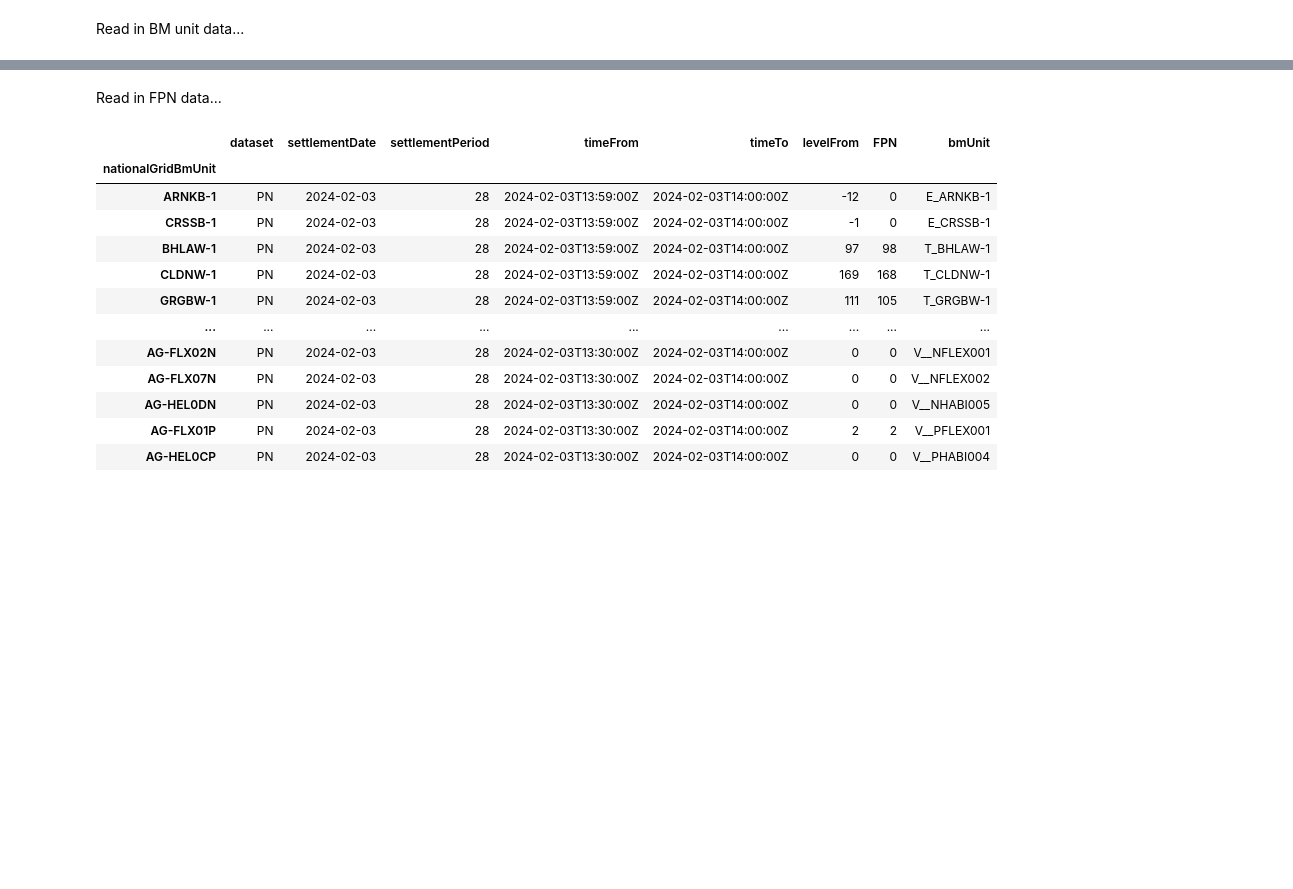
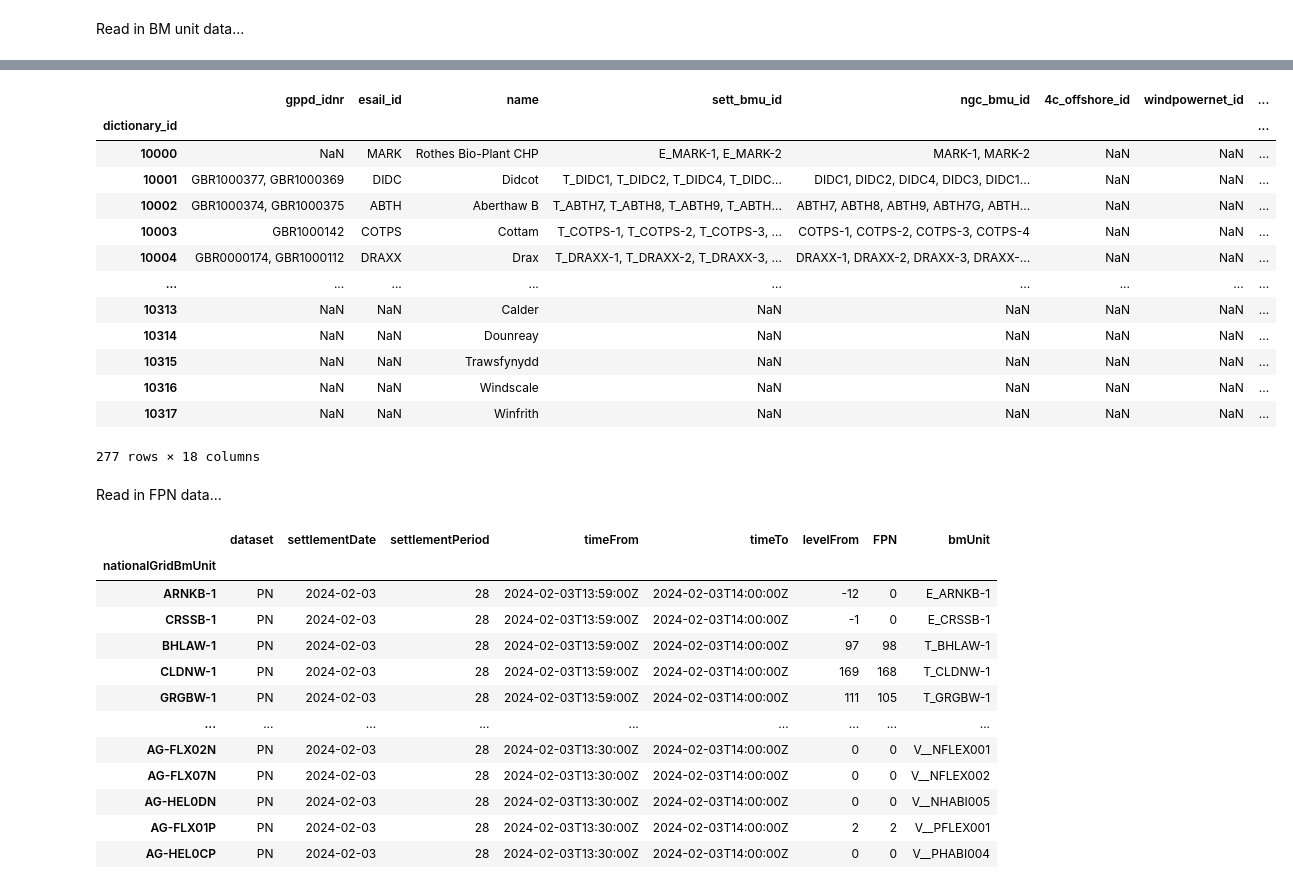
Before and after one commit to LukasFrankenQ/LMP, a Jupyter notebook: notebooks/LMP.ipynb, the cells around one changed output, grey strips where cells are left out. Saved outputs shown, nothing was run; the diff lists cells and outputs as text; code cells hidden in the pictures; blank space fills up the shorter version.

Commit message:
added manual and power plant dict data

```diff
--- a/notebooks/LMP.ipynb
+++ b/notebooks/LMP.ipynb
@@ -45,3 +45,20 @@ df
+# %%
+df.to_csv("")
+# %% [output]
+|  | gppd_idnr | esail_id | name | sett_bmu_id | ngc_bmu_id | 4c_offshore_id | windpowernet_id | ... |
+| dictionary_id |  |  |  |  |  |  |  | ... |
+| 10000 | NaN | MARK | Rothes Bio-Plant CHP | E_MARK-1, E_MARK-2 | MARK-1, MARK-2 | NaN | NaN | ... |
+| 10001 | GBR1000377, GBR1000369 | DIDC | Didcot | T_DIDC1, T_DIDC2, T_DIDC4, T_DIDC... | DIDC1, DIDC2, DIDC4, DIDC3, DIDC1... | NaN | NaN | ... |
+| 10002 | GBR1000374, GBR1000375 | ABTH | Aberthaw B | T_ABTH7, T_ABTH8, T_ABTH9, T_ABTH... | ABTH7, ABTH8, ABTH9, ABTH7G, ABTH... | NaN | NaN | ... |
+| 10003 | GBR1000142 | COTPS | Cottam | T_COTPS-1, T_COTPS-2, T_COTPS-3, ... | COTPS-1, COTPS-2, COTPS-3, COTPS-4 | NaN | NaN | ... |
+| 10004 | GBR0000174, GBR1000112 | DRAXX | Drax | T_DRAXX-1, T_DRAXX-2, T_DRAXX-3, ... | DRAXX-1, DRAXX-2, DRAXX-3, DRAXX-... | NaN | NaN | ... |
+| ... | ... | ... | ... | ... | ... | ... | ... | ... |
+| 10313 | NaN | NaN | Calder | NaN | NaN | NaN | NaN | ... |
+| 10314 | NaN | NaN | Dounreay | NaN | NaN | NaN | NaN | ... |
+| 10315 | NaN | NaN | Trawsfynydd | NaN | NaN | NaN | NaN | ... |
+| 10316 | NaN | NaN | Windscale | NaN | NaN | NaN | NaN | ... |
+| 10317 | NaN | NaN | Winfrith | NaN | NaN | NaN | NaN | ... |
+277 rows × 18 columns
 # %% [markdown]
 Read in FPN data...
 # %%
```
Also changed, not shown: parts of 1 cell of this notebook, 3 other files.
